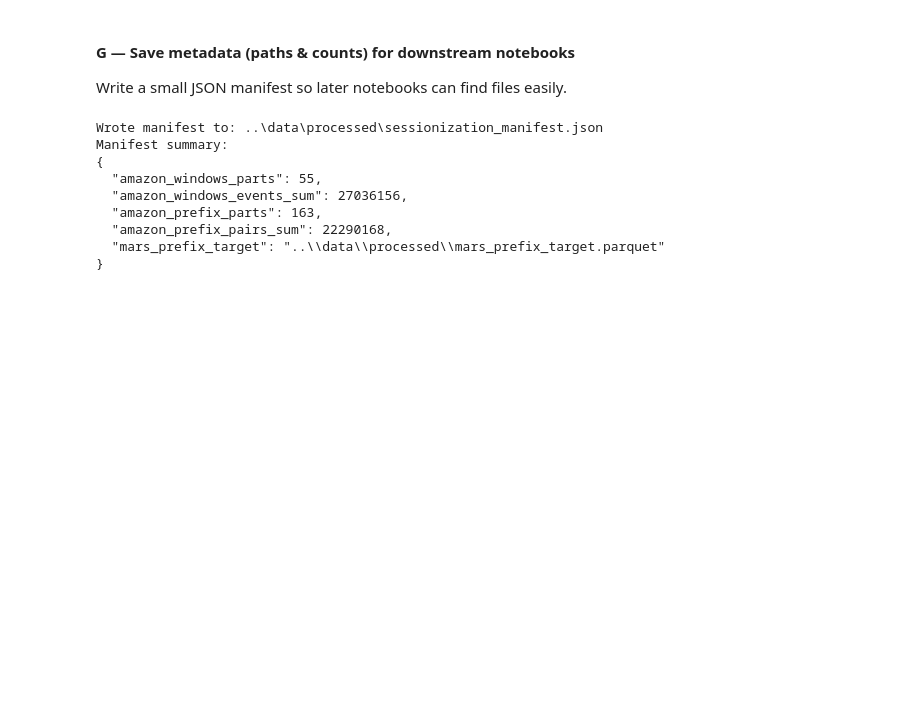
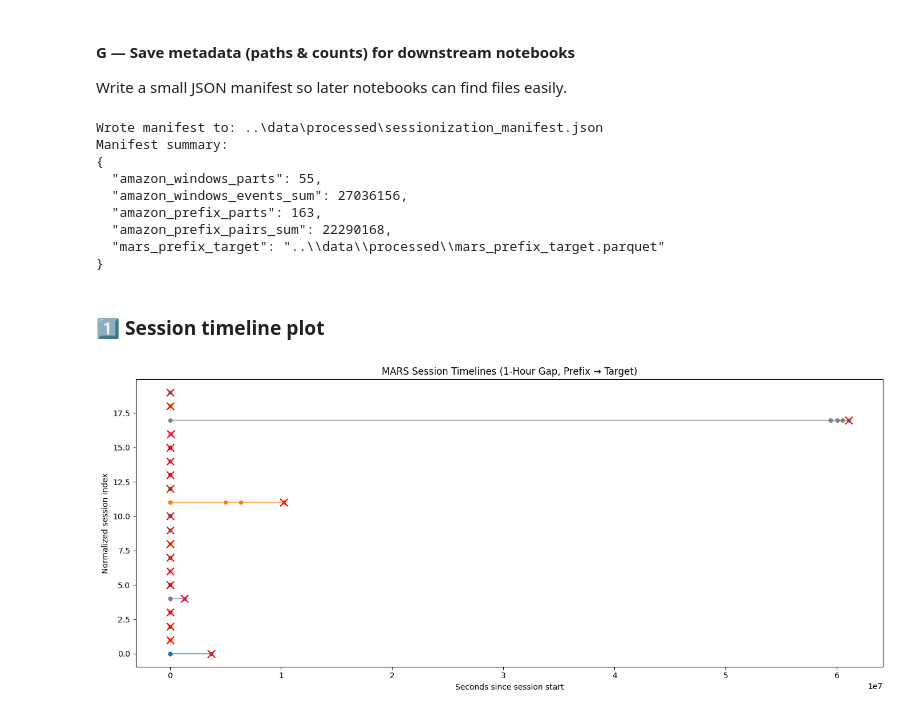
Before and after one commit to jamalla/session-transfer-mooc, a Jupyter notebook: notebooks/05_sessionize_and_prefix_target.ipynb, the cells around one changed output. Cells and saved outputs as stored; diff of their text form; code cells hidden in the pictures; blank space fills up the shorter version.

```diff
--- a/notebooks/05_sessionize_and_prefix_target.ipynb
+++ b/notebooks/05_sessionize_and_prefix_target.ipynb
@@ -929,3 +929,5 @@ Manifest summary:
   "amazon_prefix_pairs_sum": 22290168,
   "mars_prefix_target": "..\\data\\processed\\mars_prefix_target.parquet"
 }
+# %% [markdown]
+### 1️⃣ Session timeline plot
@@ -931,0 +979,8 @@ Manifest summary:
+# %%
+mars_sessions = pd.read_parquet("../data/processed/mars_sessions.parquet")
+plot_session_timelines_from_sessions(
+    mars_sessions,
+    title="MARS Session Timelines (1-Hour Gap, Prefix → Target)"
+)
+# %% [output]
+[figure, added]
```
Also changed, not shown: parts of 1 cell of this notebook, 1 other file.
